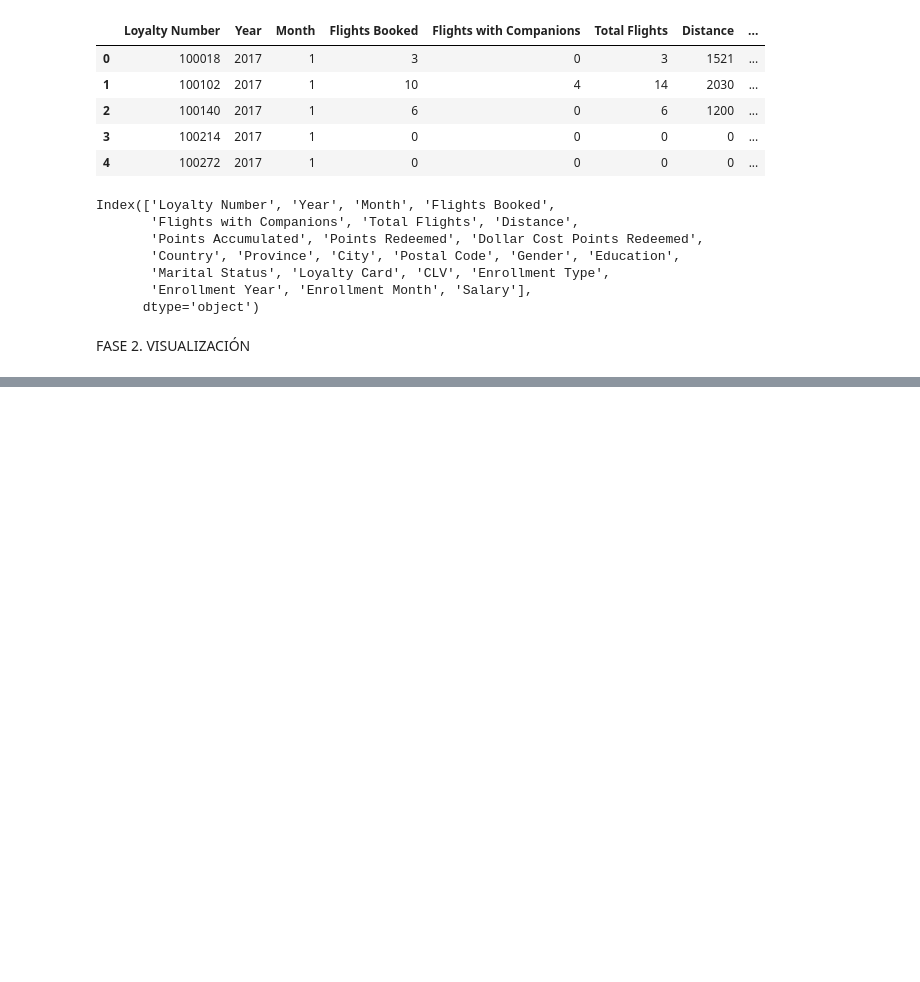
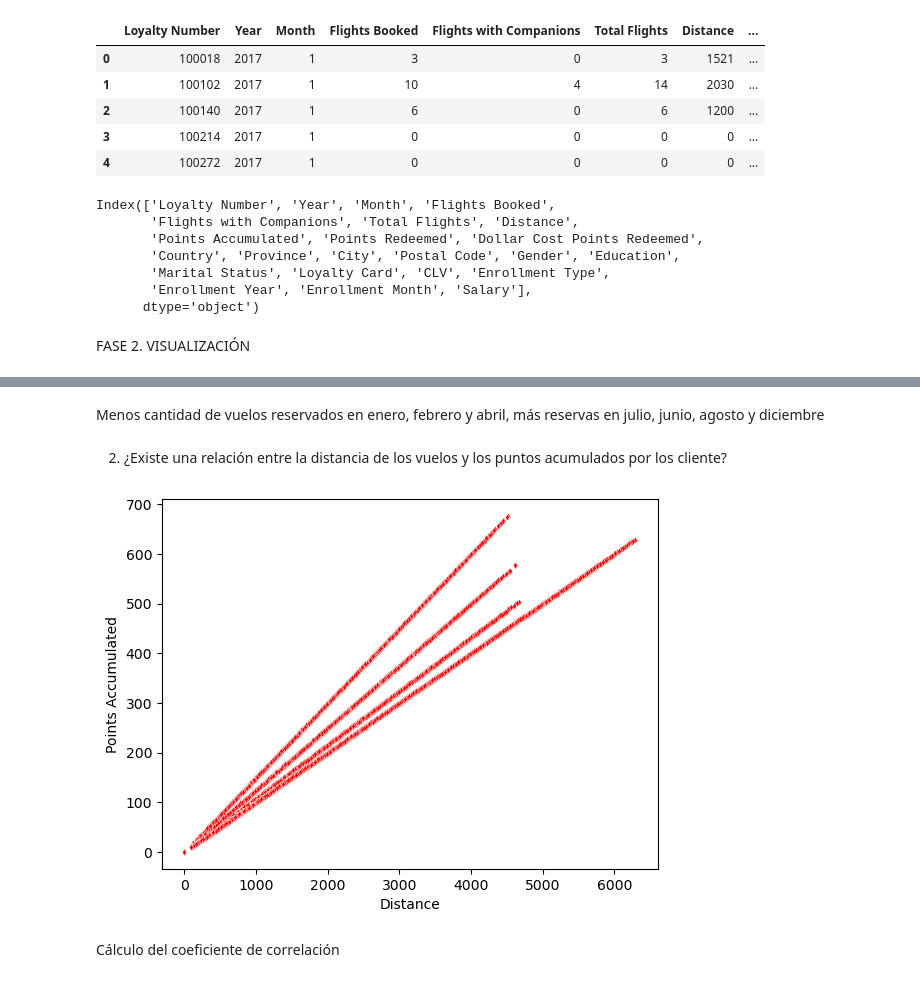
Before and after one commit to Adalab/bda-modulo-3-evaluacion-final-AndreinaTeixeira, a Jupyter notebook: evaluacion 3.ipynb, the cells around one changed output, grey strips where cells are left out. Drawn from its saved outputs; the diff is of its cells as text; code cells hidden in the pictures; blank space fills up the shorter version.

```diff
--- a/evaluacion 3.ipynb
+++ b/evaluacion 3.ipynb
@@ -789,0 +792,10 @@ evaluacion-final.md 2025-02-14
+# %% [markdown]
+Menos cantidad de vuelos reservados en enero, febrero y abril, más reservas en julio, junio, agosto y diciembre
+# %% [markdown]
+2. ¿Existe una relación entre la distancia de los vuelos y los puntos acumulados por los cliente?
+# %%
+sns.scatterplot(data=inner_merge, x = 'Distance', y = 'Points Accumulated', marker='d', color = 'red', s=10);
+# %% [output]
+[figure, added]
+# %% [markdown]
+Cálculo del coeficiente de correlación
```
Also changed, not shown: parts of 16 cells of this notebook.
